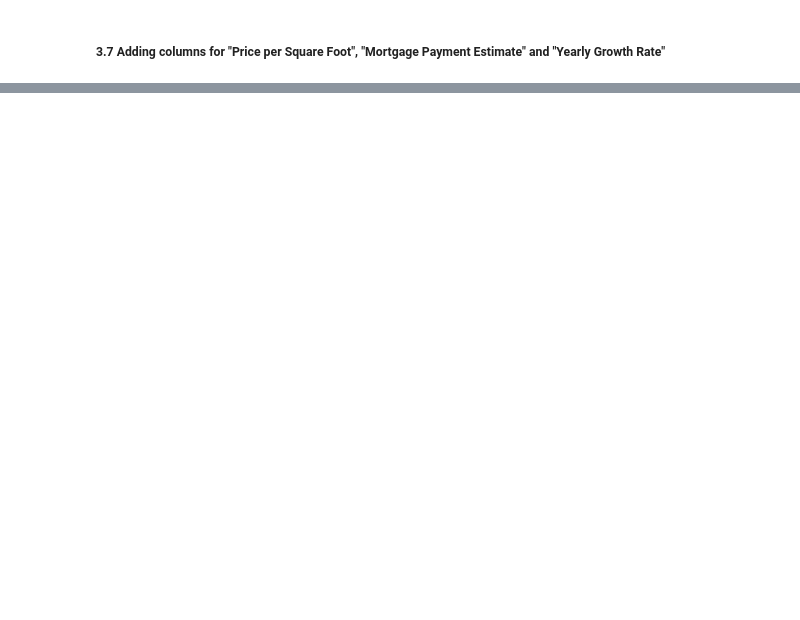
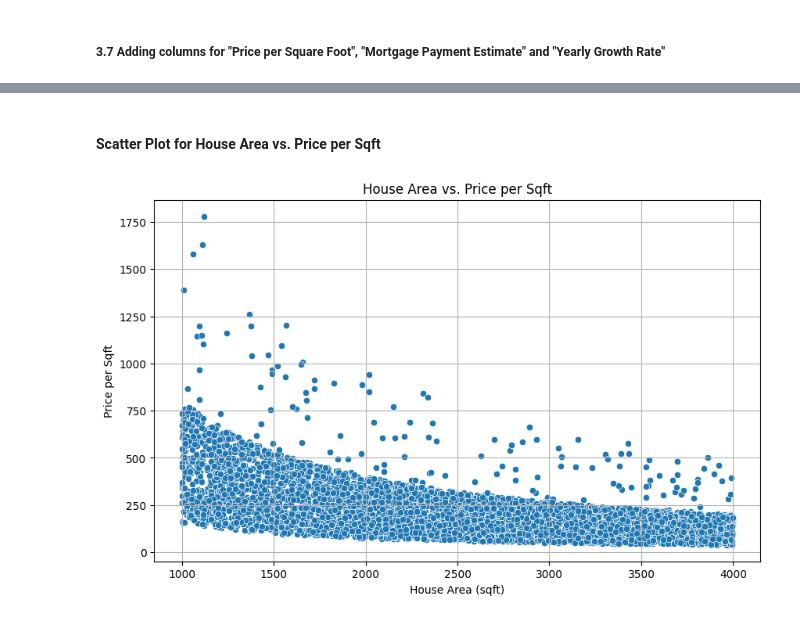
Before and after one commit to saibattula93/US-House-Analysis, a Jupyter notebook: notebook/EDA_House.ipynb, the cells around one changed output, grey strips where cells are left out. Cells and saved outputs as stored; diff of their text form; code cells hidden in the pictures; blank space fills up the shorter version.

```diff
--- a/notebook/EDA_House.ipynb
+++ b/notebook/EDA_House.ipynb
@@ -337,0 +356,12 @@ plt.show()
+# %% [markdown]
+#### Scatter Plot for House Area vs. Price per Sqft
+# %%
+plt.figure(figsize=(10, 6))
+sns.scatterplot(x='House_Area_sqft', y='Price per Sqft', data=df)
+plt.title('House Area vs. Price per Sqft')
+plt.xlabel('House Area (sqft)')
+plt.ylabel('Price per Sqft')
+plt.grid(True)
+plt.show()
+# %% [output]
+[figure, added]
```
Also changed, not shown: parts of 35 cells of this notebook.
